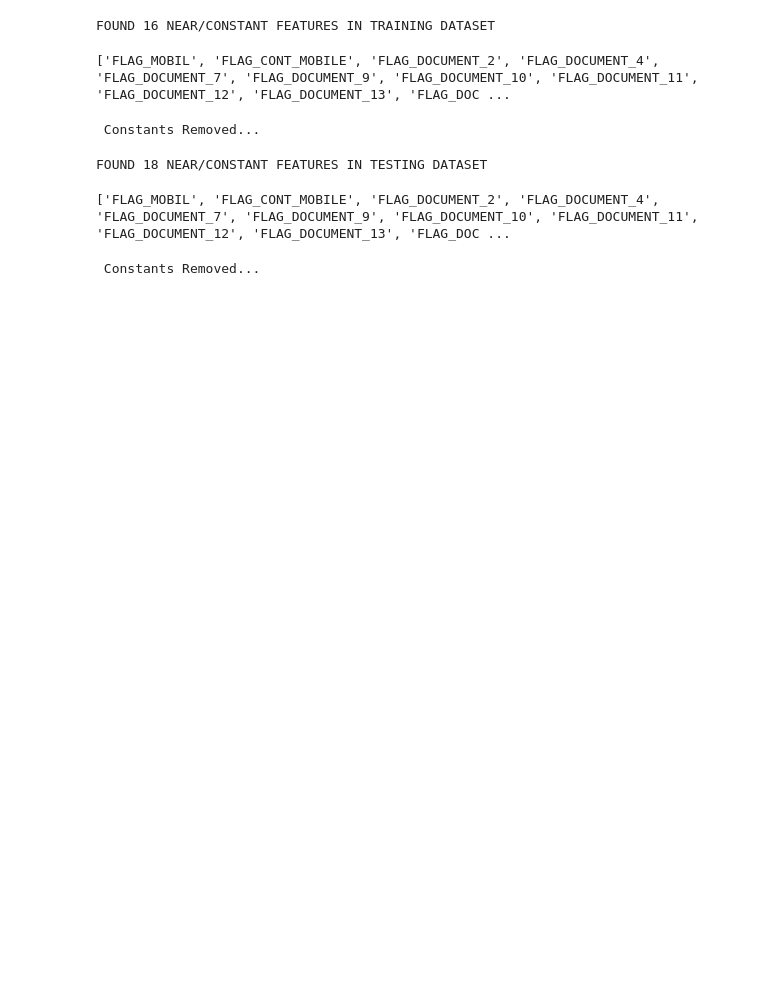
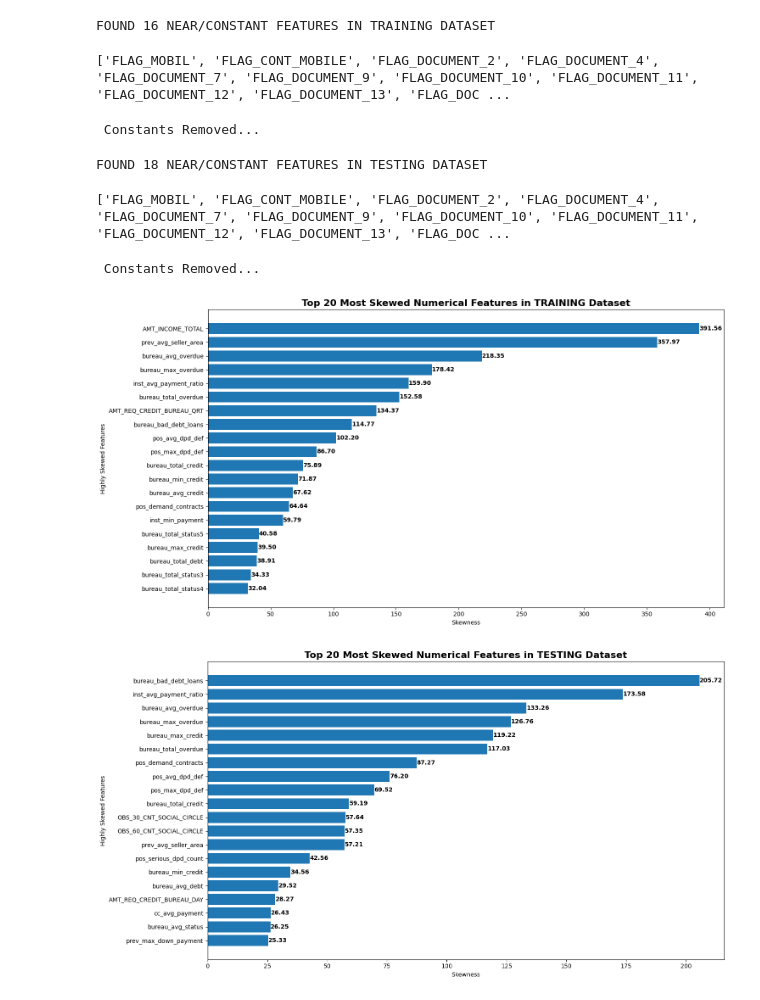
Before and after one commit to Yuvaraj-Dey-2006/House-Credit-Prediction, a Jupyter notebook: EDA/home-credit-EDA.ipynb, the cells around one changed output. Drawn from its saved outputs; the diff is of its cells as text; code cells hidden in the pictures; blank space fills up the shorter version.

```diff
--- a/EDA/home-credit-EDA.ipynb
+++ b/EDA/home-credit-EDA.ipynb
@@ -360,3 +360,47 @@ FOUND 16 NEAR/CONSTANT FEATURES IN TRAINING DATASET
 FOUND 18 NEAR/CONSTANT FEATURES IN TESTING DATASET
 ['FLAG_MOBIL', 'FLAG_CONT_MOBILE', 'FLAG_DOCUMENT_2', 'FLAG_DOCUMENT_4', 'FLAG_DOCUMENT_7', 'FLAG_DOCUMENT_9', 'FLAG_DOCUMENT_10', 'FLAG_DOCUMENT_11', 'FLAG_DOCUMENT_12', 'FLAG_DOCUMENT_13', 'FLAG_DOC ...
  Constants Removed...
+# %%
+def skew_visualisation(dataset, dataset_name, top_feature):
+    if "TARGET" in dataset.columns:
+        numeric = dataset.select_dtypes(include='number').drop(columns='TARGET')
+    else: numeric = dataset.select_dtypes(include='number')
+
+    skewness = (
+        numeric.skew()
+            .sort_values(key=abs, ascending=False)
+            .rename('Skewness')
+            .to_frame()
+    )
+
+    top_skew = skewness.head(20)
+
+    plt.figure(figsize=(15, 8))
+
+    bars = plt.barh(top_skew.index, top_skew["Skewness"])
+
+    for bar in bars:
+        width = bar.get_width()
+
+        plt.text(
+            width + (0.05 if width >= 0 else -0.5),
+            bar.get_y() + bar.get_height()/2,
+            f"{width:.2f}",
+            va="center",
+            fontweight='bold'
+        )
+
+    plt.axvline(0, color="black", linewidth=1)
+
+    plt.ylabel("Highly Skewed Features")
+    plt.xlabel("Skewness")
+    plt.title(f"Top {top_feature} Most Skewed Numerical Features in {dataset_name} Dataset", fontweight='bold', fontsize='16')
+
+    plt.gca().invert_yaxis()
+    plt.tight_layout()
+
+skew_visualisation(train_df, 'TRAINING', 20)
+skew_visualisation(test_df, 'TESTING', 20)
+# %% [output]
+[figure, added]
+[figure, added]
```
Also changed, not shown: parts of 2 cells of this notebook.
